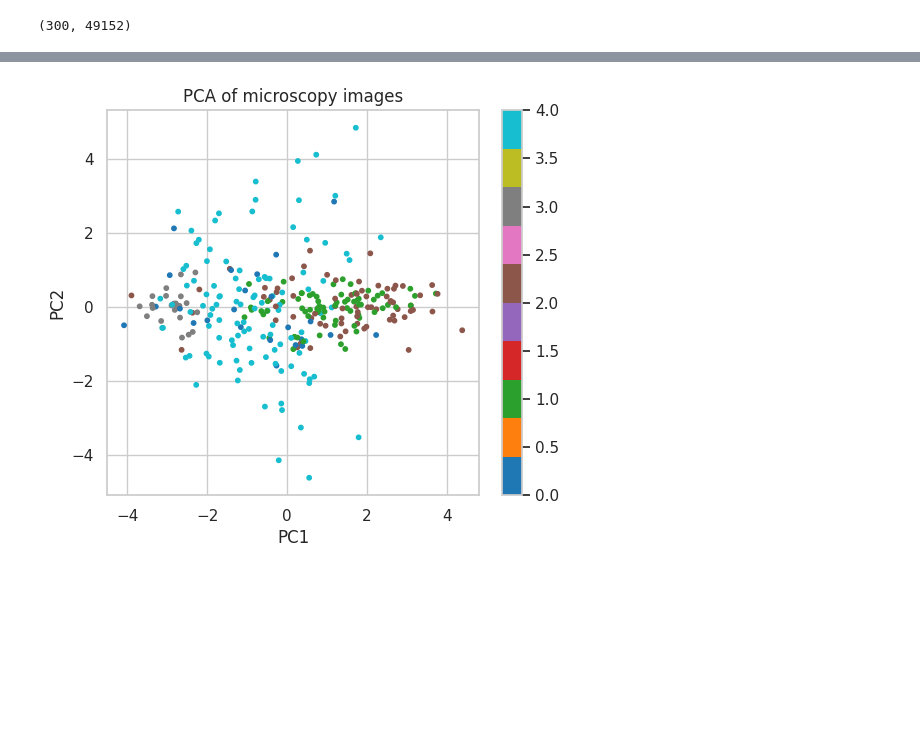
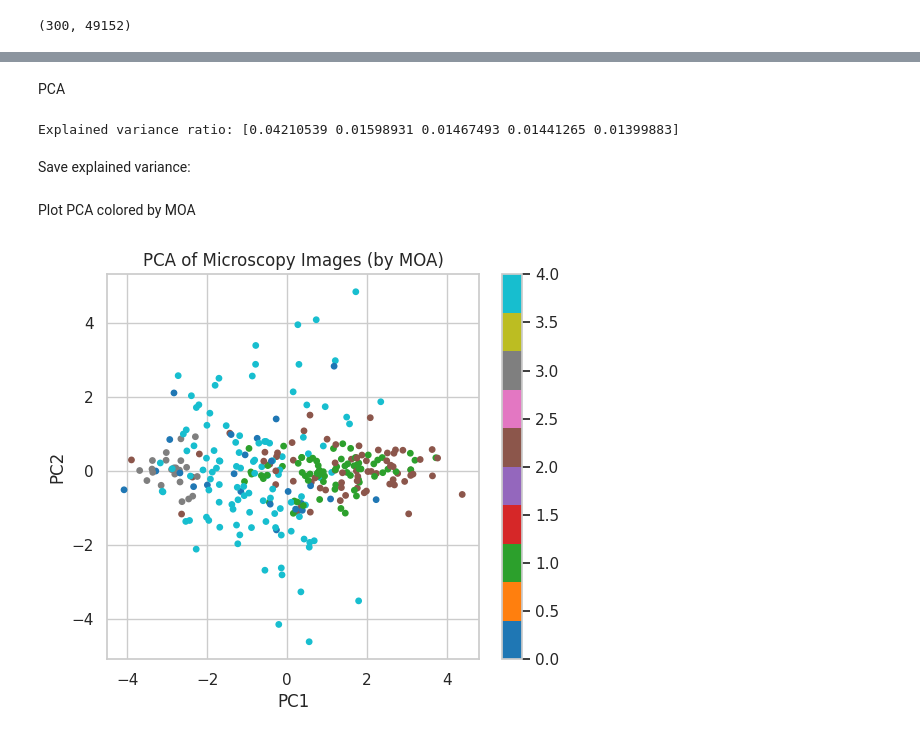
Before and after one commit to saamm/microscopy_self_supervised_learning, a Jupyter notebook: notebooks/4_baseline_pca.ipynb, the cells around one changed output, grey strips where cells are left out. Saved outputs shown, nothing was run; the diff lists cells and outputs as text; code cells hidden in the pictures; blank space fills up the shorter version.

Commit message:
creating a baseline pca of microscopy images

```diff
--- a/notebooks/4_baseline_pca.ipynb
+++ b/notebooks/4_baseline_pca.ipynb
@@ -91,0 +97,9 @@ print(X.shape)
+# %%
+BASE_DIR = "/content/drive/MyDrive/Colab Notebooks/microscopy_self_supervised_learning"
+RAW_DIR = os.path.join(BASE_DIR, "data/raw")
+PROCESSED_DIR = os.path.join(BASE_DIR, "data/processed")
+RESULTS_FIG = os.path.join(BASE_DIR, "results/figures")
+RESULTS_TAB = os.path.join(BASE_DIR, "results/tables")
+
+os.makedirs(RESULTS_FIG, exist_ok=True)
+os.makedirs(RESULTS_TAB, exist_ok=True)
@@ -92,4 +109,11 @@ print(X.shape)
+# %% [markdown]
+PCA
 # %%
-# PCA
-pca = PCA(n_components=50)
+pca = PCA(n_components=20)
 X_pca = pca.fit_transform(X)
+
+print("Explained variance ratio:", pca.explained_variance_ratio_[:5])
+# %% [output]
+Explained variance ratio: [0.04210539 0.01598931 0.01467493 0.01441265 0.01399883]
+# %% [markdown]
+Save explained variance:
@@ -96,10 +126,14 @@ X_pca = pca.fit_transform(X)
+# %% [markdown]
+Plot PCA colored by MOA
 # %%
-# Plot first 2 PCs
 plt.figure(figsize=(6,5))
-scatter = plt.scatter(X_pca[:,0], X_pca[:,1], c=y_enc, cmap="tab10", s=10)
-plt.title("PCA of microscopy images")
-plt.xlabel("PC1"); plt.ylabel("PC2")
+scatter = plt.scatter(X_pca[:,0], X_pca[:,1], c=y_enc, cmap="tab10", s=15)
+plt.title("PCA of Microscopy Images (by MOA)")
+plt.xlabel("PC1")
+plt.ylabel("PC2")
 plt.colorbar(scatter)
+
+plt.savefig(os.path.join(RESULTS_FIG, "pca_by_moa.png"), dpi=300, bbox_inches="tight")
 plt.show()
 # %% [output]
-[figure, old version]
+[figure, new version]
```
Also changed, not shown: parts of 13 cells of this notebook.
